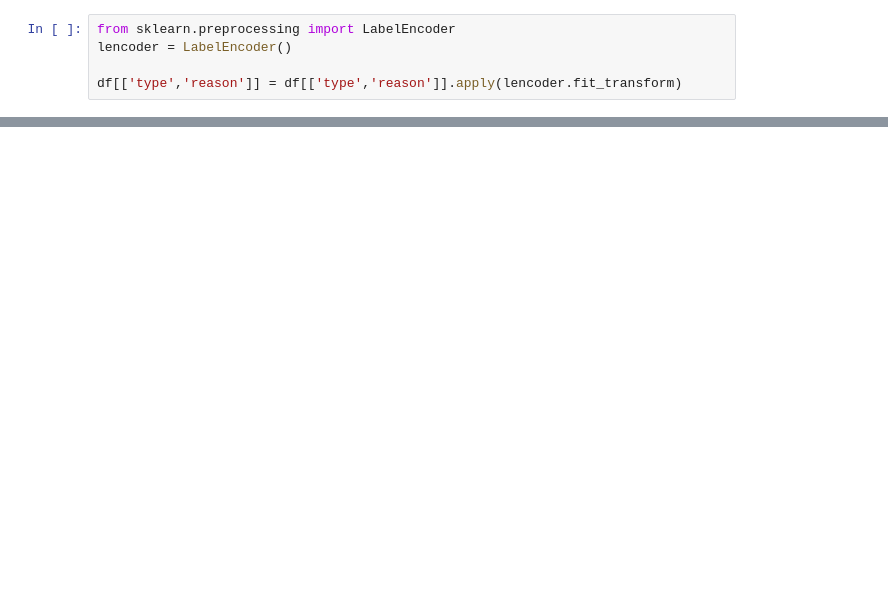
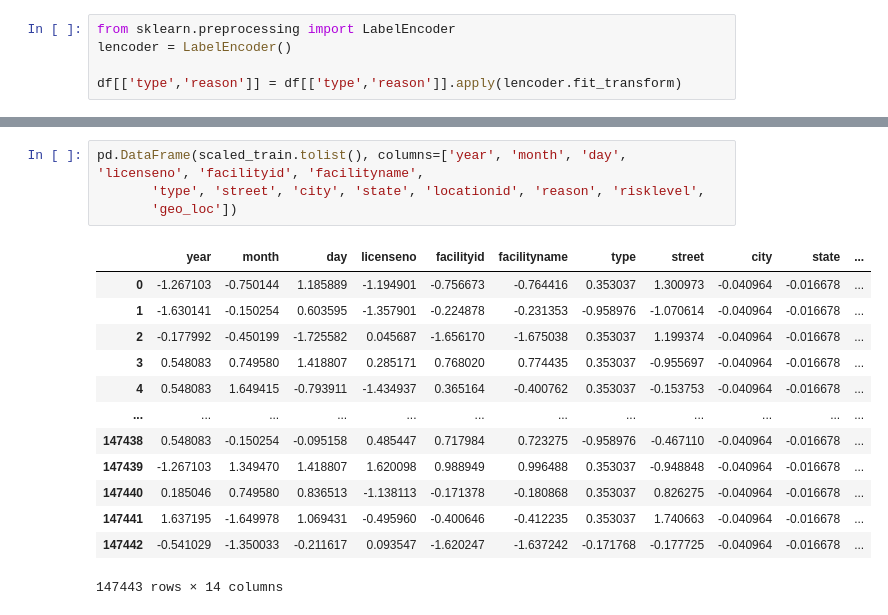
Before and after one commit to adamiqshan/MachineHack_Food_Quality_Inspection, a Jupyter notebook: Food Quality.ipynb, the cells around one changed output, grey strips where cells are left out. Drawn from its saved outputs; the diff is of its cells as text; blank space fills up the shorter version.

```diff
--- a/Food Quality.ipynb
+++ b/Food Quality.ipynb
@@ -348,0 +273,18 @@ print(confusion_matrix(y_test, y_pred))
+# %%
+pd.DataFrame(scaled_train.tolist(), columns=['year', 'month', 'day', 'licenseno', 'facilityid', 'facilityname',
+       'type', 'street', 'city', 'state', 'locationid', 'reason', 'risklevel',
+       'geo_loc'])
+# %% [output]
+|  | year | month | day | licenseno | facilityid | facilityname | type | street | city | state | ... |
+| 0 | -1.267103 | -0.750144 | 1.185889 | -1.194901 | -0.756673 | -0.764416 | 0.353037 | 1.300973 | -0.040964 | -0.016678 | ... |
+| 1 | -1.630141 | -0.150254 | 0.603595 | -1.357901 | -0.224878 | -0.231353 | -0.958976 | -1.070614 | -0.040964 | -0.016678 | ... |
+| 2 | -0.177992 | -0.450199 | -1.725582 | 0.045687 | -1.656170 | -1.675038 | 0.353037 | 1.199374 | -0.040964 | -0.016678 | ... |
+| 3 | 0.548083 | 0.749580 | 1.418807 | 0.285171 | 0.768020 | 0.774435 | 0.353037 | -0.955697 | -0.040964 | -0.016678 | ... |
+| 4 | 0.548083 | 1.649415 | -0.793911 | -1.434937 | 0.365164 | -0.400762 | 0.353037 | -0.153753 | -0.040964 | -0.016678 | ... |
+| ... | ... | ... | ... | ... | ... | ... | ... | ... | ... | ... | ... |
+| 147438 | 0.548083 | -0.150254 | -0.095158 | 0.485447 | 0.717984 | 0.723275 | -0.958976 | -0.467110 | -0.040964 | -0.016678 | ... |
+| 147439 | -1.267103 | 1.349470 | 1.418807 | 1.620098 | 0.988949 | 0.996488 | 0.353037 | -0.948848 | -0.040964 | -0.016678 | ... |
+| 147440 | 0.185046 | 0.749580 | 0.836513 | -1.138113 | -0.171378 | -0.180868 | 0.353037 | 0.826275 | -0.040964 | -0.016678 | ... |
+| 147441 | 1.637195 | -1.649978 | 1.069431 | -0.495960 | -0.400646 | -0.412235 | 0.353037 | 1.740663 | -0.040964 | -0.016678 | ... |
+| 147442 | -0.541029 | -1.350033 | -0.211617 | 0.093547 | -1.620247 | -1.637242 | -0.171768 | -0.177725 | -0.040964 | -0.016678 | ... |
+147443 rows × 14 columns
```
Also changed, not shown: parts of 28 cells of this notebook.
